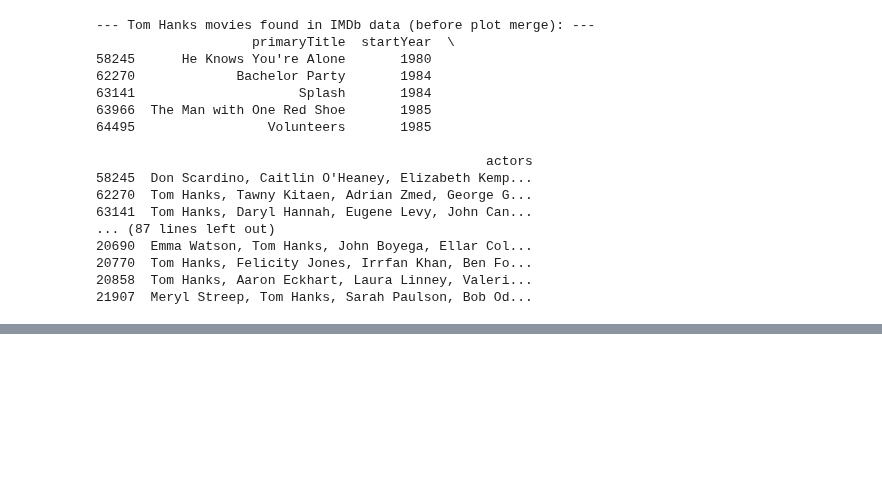
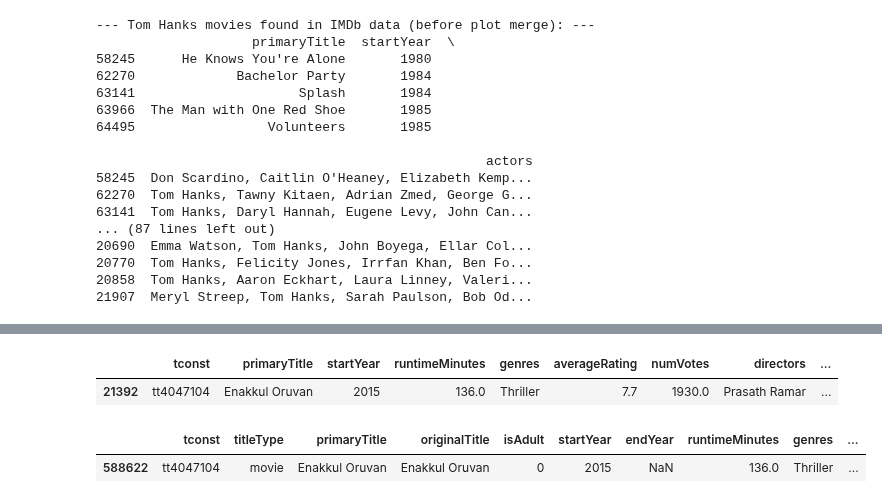
Before and after one commit to vinovator/semantic-movie-recommender, a Jupyter notebook: notebooks/01_data_exploration_and_cleaning.ipynb, the cells around one changed output, grey strips where cells are left out. Saved outputs shown, nothing was run; the diff lists cells and outputs as text; code cells hidden in the pictures; blank space fills up the shorter version.

```diff
--- a/notebooks/01_data_exploration_and_cleaning.ipynb
+++ b/notebooks/01_data_exploration_and_cleaning.ipynb
@@ -711,3 +711,13 @@ final_df_check.head()
 | 2 | tt0003665 | The Battle of the Sexes | 1914 | 50.0 | Drama | 6.1 | 106.0 | D.W. Griffith | ... |
 | 3 | tt0003698 | Brewster's Millions | 1914 | NaN | Comedy | 6.3 | 60.0 | Oscar Apfel, Cecil B. DeMille | ... |
 | 4 | tt0003743 | The Call of the North | 1914 | NaN | Adventure,Drama | 5.0 | 52.0 | Oscar Apfel, Cecil B. DeMille | ... |
+# %%
+final_df[final_df["primaryTitle"] == "Enakkul Oruvan"]
+# %% [output]
+|  | tconst | primaryTitle | startYear | runtimeMinutes | genres | averageRating | numVotes | directors | ... |
+| 21392 | tt4047104 | Enakkul Oruvan | 2015 | 136.0 | Thriller | 7.7 | 1930.0 | Prasath Ramar | ... |
+# %%
+master_df[master_df["primaryTitle"] == "Enakkul Oruvan"]
+# %% [output]
+|  | tconst | titleType | primaryTitle | originalTitle | isAdult | startYear | endYear | runtimeMinutes | genres | ... |
+| 588622 | tt4047104 | movie | Enakkul Oruvan | Enakkul Oruvan | 0 | 2015 | NaN | 136.0 | Thriller | ... |
```
Also changed, not shown: parts of 2 cells of this notebook, 3 other files.
